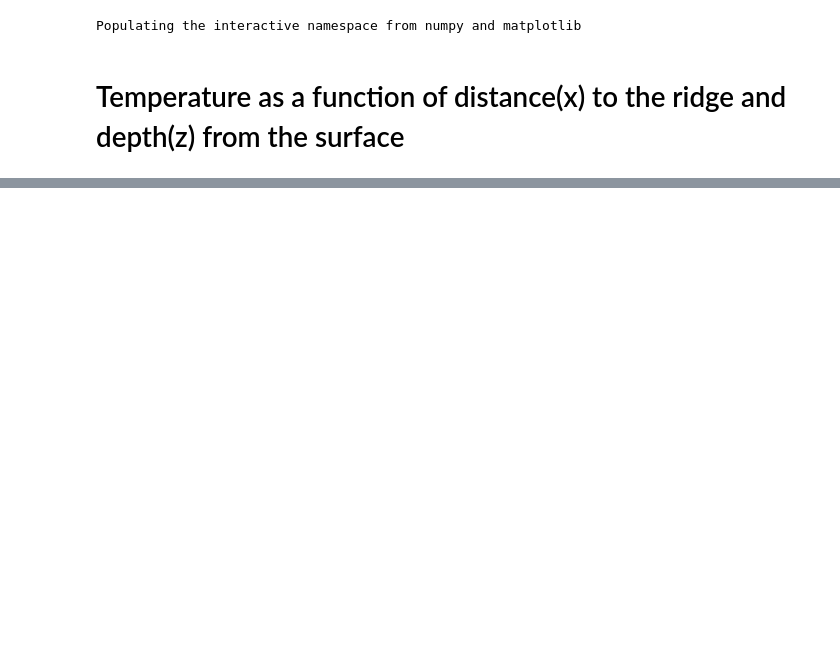
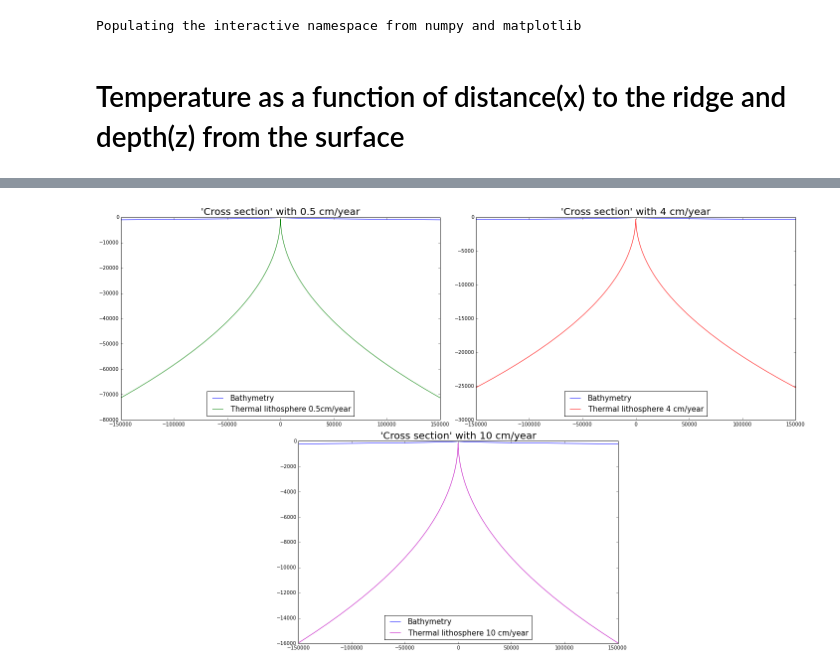
Before and after one commit to SbastianGarzon/Geodynamics, a Jupyter notebook: OceanicPlates/oceanicPlates.ipynb, the cells around one changed output, grey strips where cells are left out. Cells and saved outputs as stored; diff of their text form; code cells hidden in the pictures; blank space fills up the shorter version.

```diff
--- a/OceanicPlates/oceanicPlates.ipynb
+++ b/OceanicPlates/oceanicPlates.ipynb
@@ -85,7 +83,7 @@ ylim(-80000)
 rhom=3300 #kg/m^3
 rhow=1000 #kg/m^3
 alpha=1.6*10**-5 #/°C
-deltaT=1300
+deltaT=1200
 def water(x,v): #x en m, v en cm/yr
     w=(-rhom/(rhom-rhow))*alpha*deltaT*2*sqrt(k*abs(x)/(v/(100*365*24*3600)))/sqrt(pi)
     return w
@@ -99,0 +90,23 @@ ylim(-5000)
+# %%
+import matplotlib.gridspec as gridspec
+figure(figsize=(20,25))
+gs = gridspec.GridSpec(4, 4)
+ax1 = plt.subplot(gs[0,0:2])
+plot(x5,water(x5,0.5),label="Bathymetry")
+plot(x5,yBL(x5,0.5), label="Thermal lithosphere 0.5cm/year")
+title("'Cross section' with 0.5 cm/year",fontsize=20)
+legend(fontsize=15, loc='lower center')
+ax2 = plt.subplot(gs[0,2:])
+plot(x5,water(x5,4),label="Bathymetry")
+plot(x5,yBL(x5,4),c='r',label="Thermal lithosphere 4 cm/year")
+title("'Cross section' with 4 cm/year",fontsize=20)
+legend(fontsize=15, loc='lower center')
+ax3 = plt.subplot(gs[1,1:3])
+plot(x5,water(x5,10),label="Bathymetry")
+plot(x5,yBL(x5,10),c='m',label="Thermal lithosphere 10 cm/year")
+title("'Cross section' with 10 cm/year",fontsize=20)
+legend(fontsize=15, loc='lower center')
+fig = gcf()
+gs.tight_layout(fig)
+# %% [output]
+[figure, added]
```
Also changed, not shown: parts of 15 cells of this notebook.
